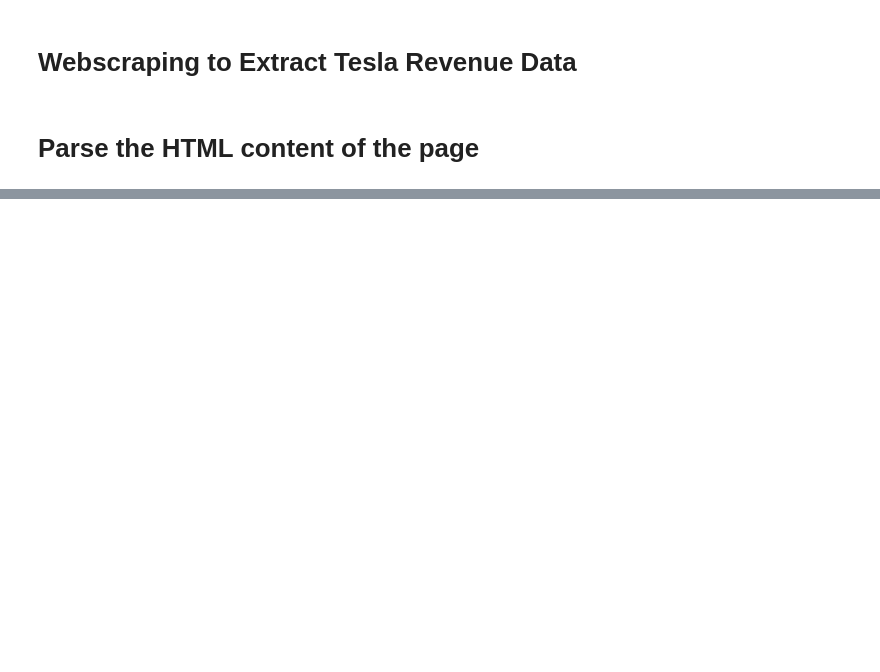
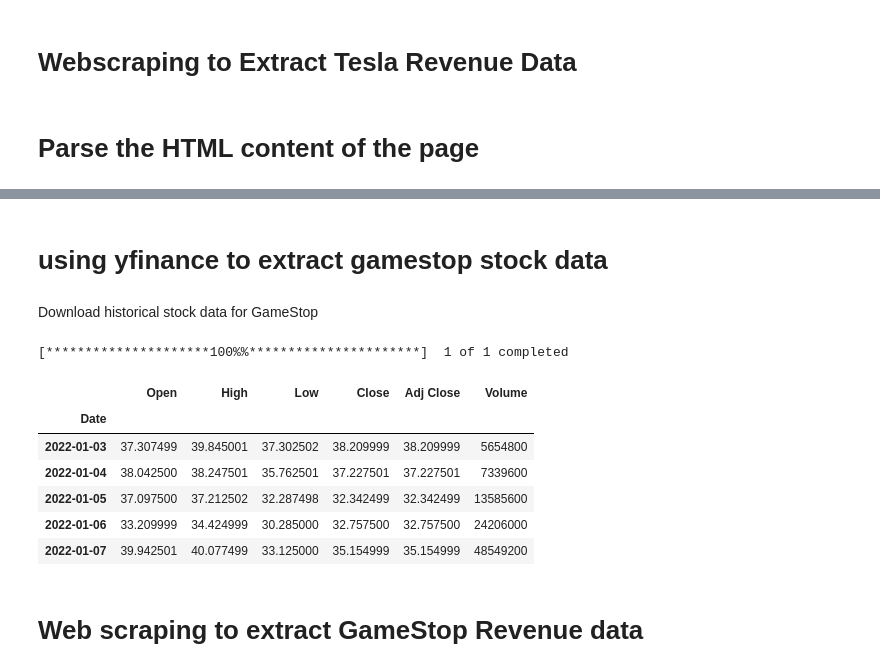
Before and after one commit to AshikurIST/Python-Project-for-Data-Science, a Jupyter notebook: Python Project for Data Science.ipynb, the cells around one changed output, grey strips where cells are left out. Cells and saved outputs as stored; diff of their text form; code cells hidden in the pictures; blank space fills up the shorter version.

```diff
--- a/Python Project for Data Science.ipynb
+++ b/Python Project for Data Science.ipynb
@@ -77,0 +78,2 @@ tesla_revenue_dataframe.tail()
+# %% [markdown]
+#  using yfinance to extract gamestop stock data
@@ -77,0 +85,18 @@ tesla_revenue_dataframe.tail()
+# %% [markdown]
+Download historical stock data for GameStop
+# %%
+gme_data=yf.download(stock_symbol,start=start_date,end=end_date)
+# %% [output]
+[*********************100%%**********************]  1 of 1 completed
+# %%
+gme_data.head()
+# %% [output]
+|  | Open | High | Low | Close | Adj Close | Volume |
+| Date |  |  |  |  |  |  |
+| 2022-01-03 | 37.307499 | 39.845001 | 37.302502 | 38.209999 | 38.209999 | 5654800 |
+| 2022-01-04 | 38.042500 | 38.247501 | 35.762501 | 37.227501 | 37.227501 | 7339600 |
+| 2022-01-05 | 37.097500 | 37.212502 | 32.287498 | 32.342499 | 32.342499 | 13585600 |
+| 2022-01-06 | 33.209999 | 34.424999 | 30.285000 | 32.757500 | 32.757500 | 24206000 |
+| 2022-01-07 | 39.942501 | 40.077499 | 33.125000 | 35.154999 | 35.154999 | 48549200 |
+# %% [markdown]
+# Web scraping to extract GameStop Revenue data
```
Also changed, not shown: parts of 33 cells of this notebook.
